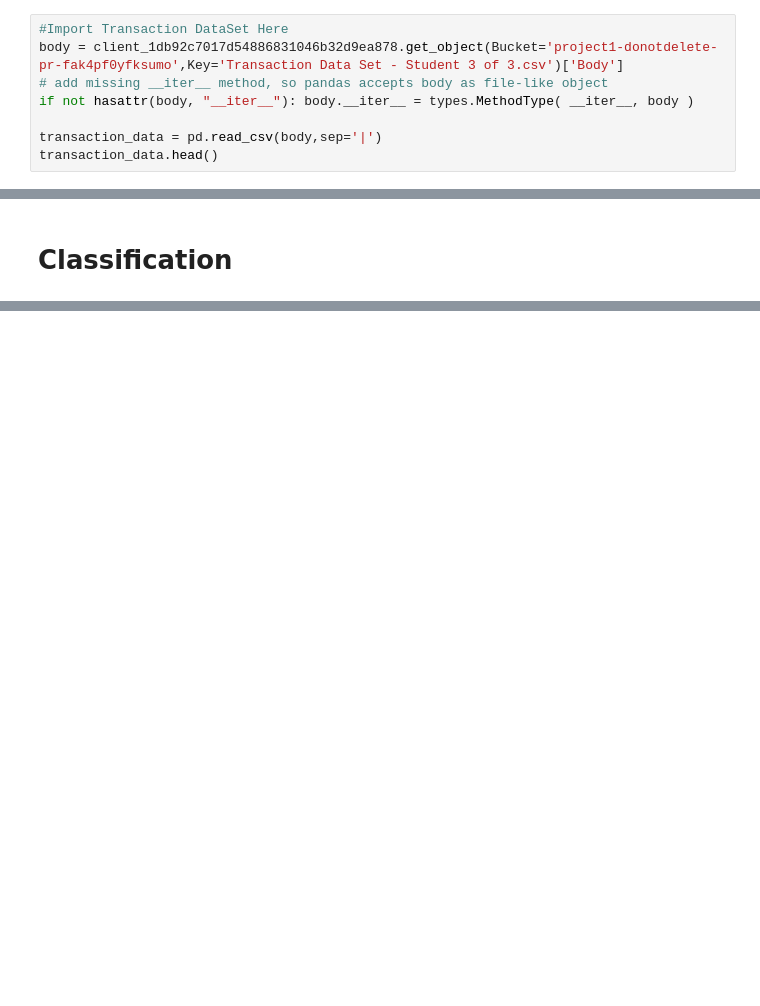
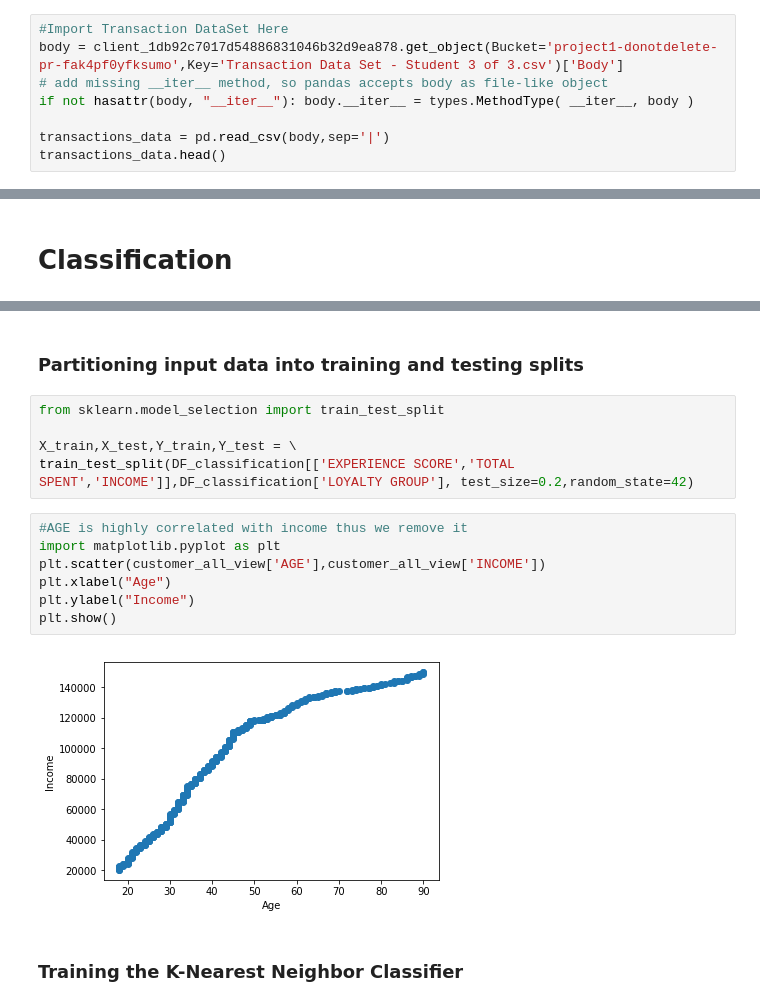
Before and after one commit to Amref-Health-Africa-in-Uganda/IBM_Digital_Nation, a Jupyter notebook: Exercise-Classification.ipynb, the cells around one changed output, grey strips where cells are left out. Cells and saved outputs as stored; diff of their text form; blank space fills up the shorter version.

```diff
--- a/Exercise-Classification.ipynb
+++ b/Exercise-Classification.ipynb
@@ -17,8 +17,8 @@ body = client_1db92c7017d54886831046b32d9ea878.get_object(Bucket='project1-donot
 # add missing __iter__ method, so pandas accepts body as file-like object
 if not hasattr(body, "__iter__"): body.__iter__ = types.MethodType( __iter__, body )
 
-transaction_data = pd.read_csv(body,sep='|')
-transaction_data.head()
+transactions_data = pd.read_csv(body,sep='|')
+transactions_data.head()
 # %% [output]
 |  | CUSTOMER NUM | PRODUCT NUM | QUANTITY PURCHASED | DISCOUNT TAKEN | TRANSACTION DATE | STOCKOUT |
 | 0 | 10114 | 30011 | 4 | 0.0 | 1/2/2015 | 0 |
@@ -78,0 +227,18 @@ customer_all_view.head()
+# %% [markdown]
+### Partitioning input data into training and testing splits
+# %%
+from sklearn.model_selection import train_test_split
+
+X_train,X_test,Y_train,Y_test = \
+train_test_split(DF_classification[['EXPERIENCE SCORE','TOTAL SPENT','INCOME']],DF_classification['LOYALTY GROUP'], test_size=0.2,random_state=42)
+# %%
+#AGE is highly correlated with income thus we remove it
+import matplotlib.pyplot as plt
+plt.scatter(customer_all_view['AGE'],customer_all_view['INCOME'])
+plt.xlabel("Age")
+plt.ylabel("Income")
+plt.show()
+# %% [output]
+[figure, added]
+# %% [markdown]
+### Training the K-Nearest Neighbor Classifier
```
Also changed, not shown: parts of 33 cells of this notebook.
